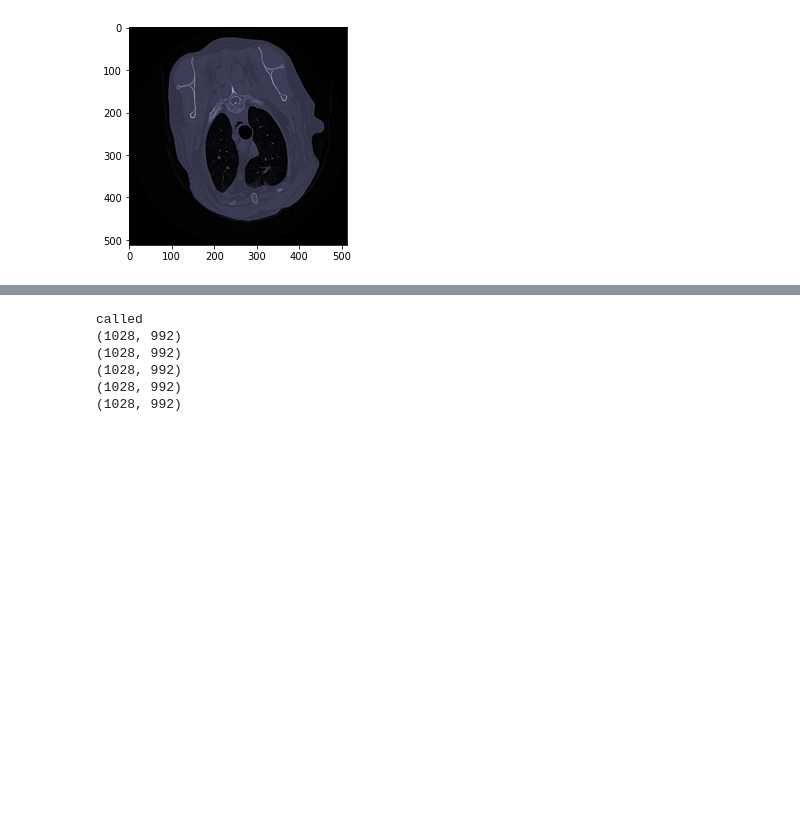
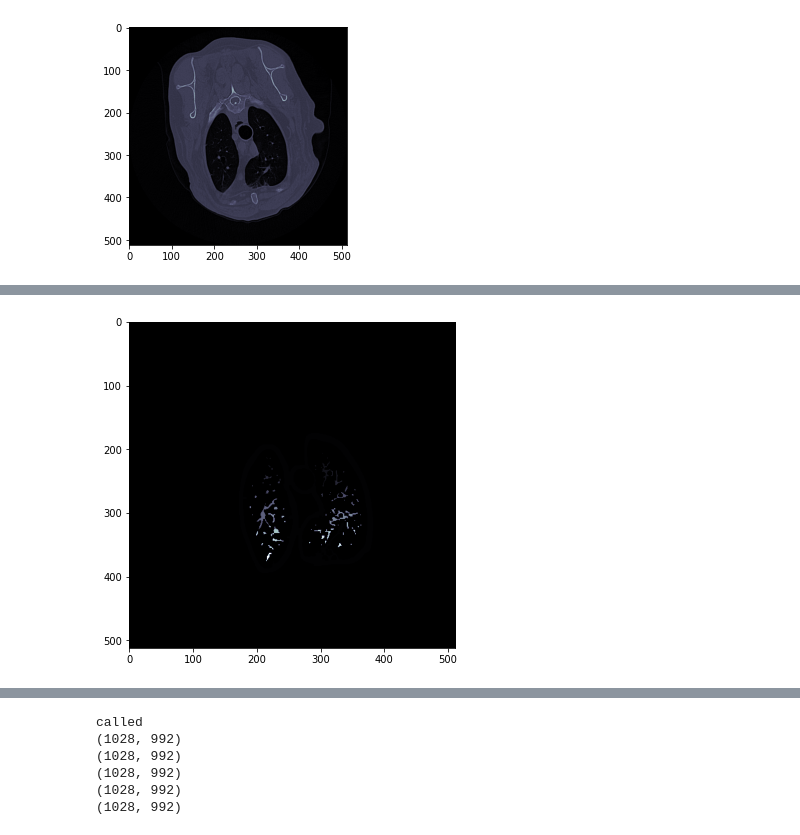
Before and after one commit to mestermarc/Orvosi-kepfeldolgozas, a Jupyter notebook: Programs/internal_segment/LungStruct_segment-Copy1.ipynb, the cells around one changed output, grey strips where cells are left out. Saved outputs shown, nothing was run; the diff lists cells and outputs as text; code cells hidden in the pictures; blank space fills up the shorter version.

```diff
--- a/Programs/internal_segment/LungStruct_segment-Copy1.ipynb
+++ b/Programs/internal_segment/LungStruct_segment-Copy1.ipynb
@@ -124,7 +123,7 @@ def segment_frame(image, SIZE):
     image_label_overlay = label2rgb(label_image, image=image, bg_label=0)
 
     fig, ax = plt.subplots(figsize=(10, 6))
-    ax.imshow(label_image, cmap= featured_cmaps[4])
+    plt.imshow(label_image, cmap= "bone")
 
     for region in regionprops(label_image):
         # take regions with large enough areas
@@ -133,10 +132,7 @@ def segment_frame(image, SIZE):
             minr, minc, maxr, maxc = region.bbox
             rect = mpatches.Rectangle((minc, minr), maxc - minc, maxr - minr,
                                       fill=False, edgecolor='red', linewidth=2)
-            ax.add_patch(rect)
 
-    ax.set_axis_off()
-    plt.tight_layout()
     plt.show()
 # %%
 CT_dicom = load_CT(FOLDER_PATH)
@@ -159 +162,5 @@ for i in range (100, 105):
+# %%
+segment_frame(small_internal[2],40)
+# %% [output]
+[figure, added]
 # %%
```
Also changed, not shown: parts of 5 cells of this notebook, 10 other files.
